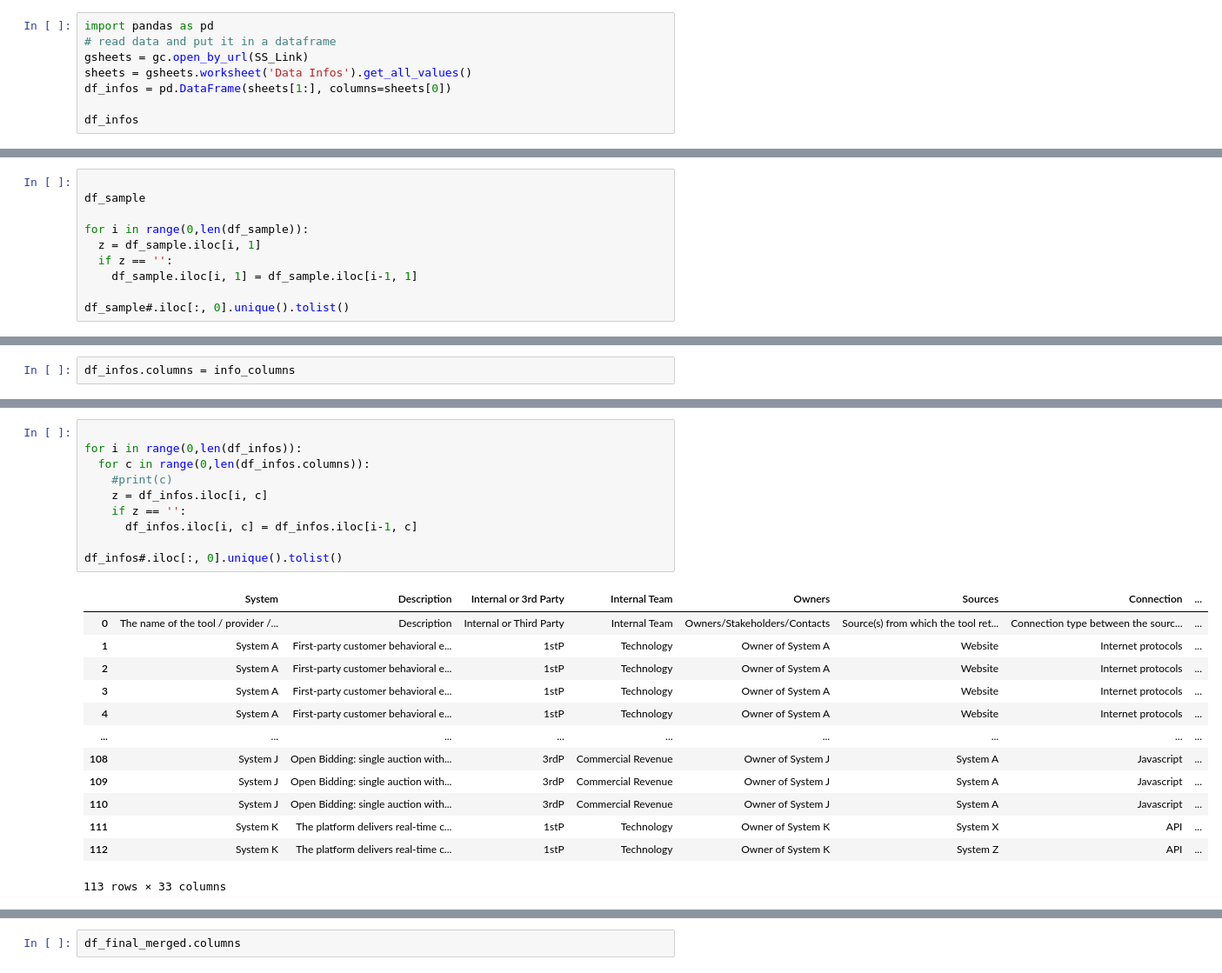
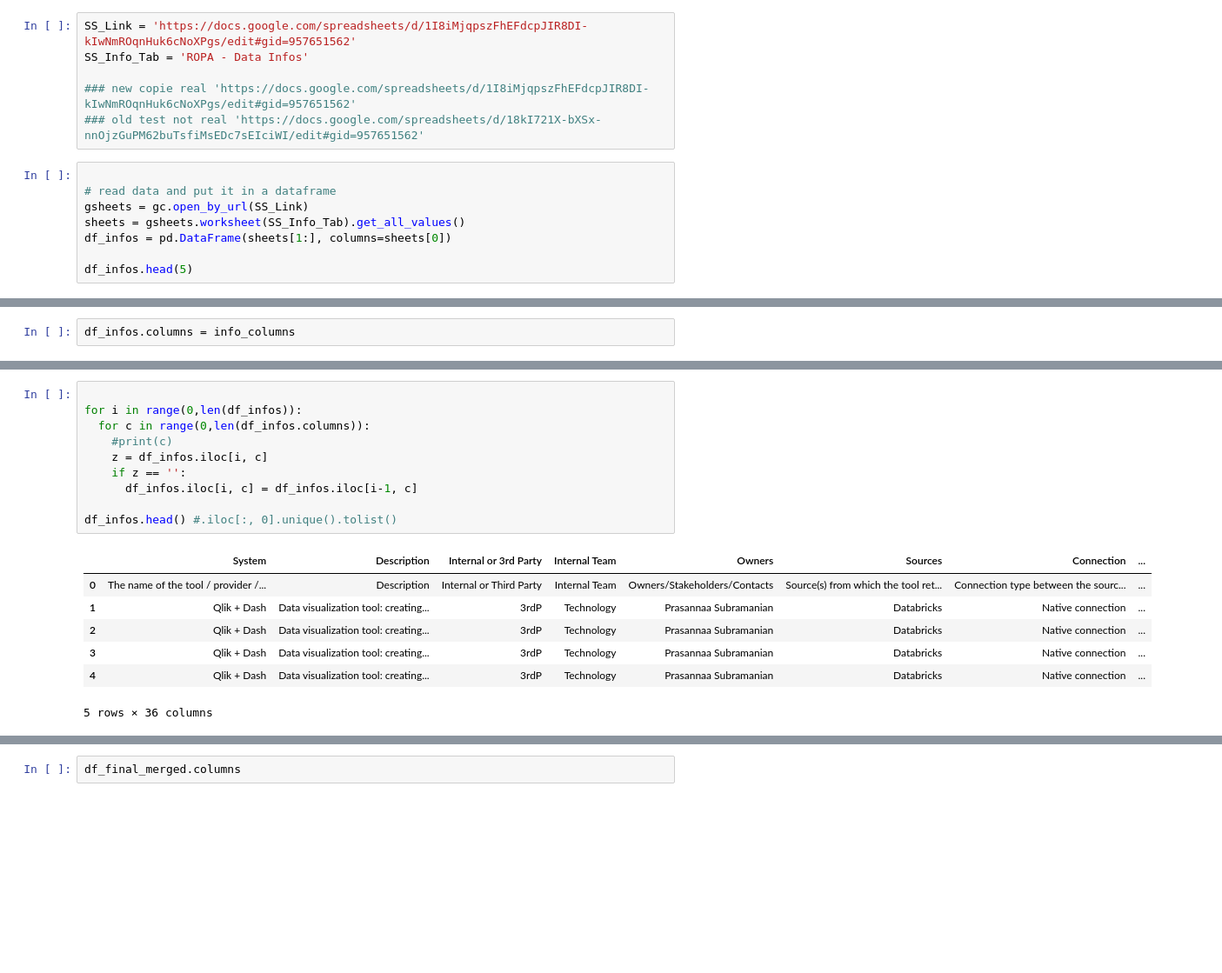
Before and after one commit to flohaha/Colab_Better_Rop, a Jupyter notebook: ROPA.ipynb, the cells around one changed output, grey strips where cells are left out. Shown: that part at 87% size. Cells and saved outputs as stored; diff of their text form; blank space fills up the shorter version.

```diff
--- a/ROPA.ipynb
+++ b/ROPA.ipynb
@@ -60,11 +68,17 @@ SS_Link = 'https://docs.google.com/spreadsheets/d/18kI721X-bXSx-nnOjzGuPM62buTsf
+# %%
+SS_Link = 'https://docs.google.com/spreadsheets/d/1I8iMjqpszFhEFdcpJIR8DI-kIwNmROqnHuk6cNoXPgs/edit#gid=957651562'
+SS_Info_Tab = 'ROPA - Data Infos'
+
+### new copie real 'https://docs.google.com/spreadsheets/d/1I8iMjqpszFhEFdcpJIR8DI-kIwNmROqnHuk6cNoXPgs/edit#gid=957651562'
+### old test not real 'https://docs.google.com/spreadsheets/d/18kI721X-bXSx-nnOjzGuPM62buTsfiMsEDc7sEIciWI/edit#gid=957651562'
 # %%
-import pandas as pd
+
 # read data and put it in a dataframe
 gsheets = gc.open_by_url(SS_Link)
-sheets = gsheets.worksheet('Data Infos').get_all_values()
+sheets = gsheets.worksheet(SS_Info_Tab).get_all_values()
 df_infos = pd.DataFrame(sheets[1:], columns=sheets[0])
 
-df_infos
+df_infos.head(5)
 # %% [output]
 |  | Acquisition |  |  |  |  |  |  |  |  |  | ... | ... |
 | 0 | The name of the tool / provider /... | Description | Internal or Third Party | Internal Team | Owners/Stakeholders/Contacts | Source(s) from which the tool ret... | Connection type between the sourc... | Data Categories gathered from the... | Data Collection Methods | Data Collection adapted to user c... | ... | ... |
@@ -174,12 +173,2 @@ df_sample
 # %%
 df_sample.columns = ['System','Sources','Data_Category','Data_Purpose','Data_Uses']#,'','']
-# %%
-
-df_sample
-
-for i in range(0,len(df_sample)):
-  z = df_sample.iloc[i, 1]
-  if z == '':
-    df_sample.iloc[i, 1] = df_sample.iloc[i-1, 1]
-
-df_sample#.iloc[:, 0].unique().tolist()
@@ -660,27 +479,21 @@ Name: 0, dtype: object
 # %%
 
 for i in range(0,len(df_infos)):
   for c in range(0,len(df_infos.columns)):
     #print(c)
     z = df_infos.iloc[i, c]
     if z == '':
       df_infos.iloc[i, c] = df_infos.iloc[i-1, c]
 
-df_infos#.iloc[:, 0].unique().tolist()
+df_infos.head() #.iloc[:, 0].unique().tolist()
 # %% [output]
 |  | System | Description | Internal or 3rd Party | Internal Team | Owners | Sources | Connection | ... |
 | 0 | The name of the tool / provider /... | Description | Internal or Third Party | Internal Team | Owners/Stakeholders/Contacts | Source(s) from which the tool ret... | Connection type between the sourc... | ... |
-| 1 | System A | First-party customer behavioral e... | 1stP | Technology | Owner of System A | Website | Internet protocols | ... |
-| 2 | System A | First-party customer behavioral e... | 1stP | Technology | Owner of System A | Website | Internet protocols | ... |
-| 3 | System A | First-party customer behavioral e... | 1stP | Technology | Owner of System A | Website | Internet protocols | ... |
-| 4 | System A | First-party customer behavioral e... | 1stP | Technology | Owner of System A | Website | Internet protocols | ... |
-| ... | ... | ... | ... | ... | ... | ... | ... | ... |
-| 108 | System J | Open Bidding: single auction with... | 3rdP | Commercial Revenue | Owner of System J | System A | Javascript | ... |
-| 109 | System J | Open Bidding: single auction with... | 3rdP | Commercial Revenue | Owner of System J | System A | Javascript | ... |
-| 110 | System J | Open Bidding: single auction with... | 3rdP | Commercial Revenue | Owner of System J | System A | Javascript | ... |
-| 111 | System K | The platform delivers real-time c... | 1stP | Technology | Owner of System K | System X | API | ... |
-| 112 | System K | The platform delivers real-time c... | 1stP | Technology | Owner of System K | System Z | API | ... |
+| 1 | Qlik + Dash | Data visualization tool: creating... | 3rdP | Technology | Prasannaa Subramanian | Databricks | Native connection | ... |
+| 2 | Qlik + Dash | Data visualization tool: creating... | 3rdP | Technology | Prasannaa Subramanian | Databricks | Native connection | ... |
+| 3 | Qlik + Dash | Data visualization tool: creating... | 3rdP | Technology | Prasannaa Subramanian | Databricks | Native connection | ... |
+| 4 | Qlik + Dash | Data visualization tool: creating... | 3rdP | Technology | Prasannaa Subramanian | Databricks | Native connection | ... |
-113 rows × 33 columns
+5 rows × 36 columns
 # %%
 len(df_final)
 # %% [output]
```
Also changed, not shown: parts of 78 cells of this notebook.
